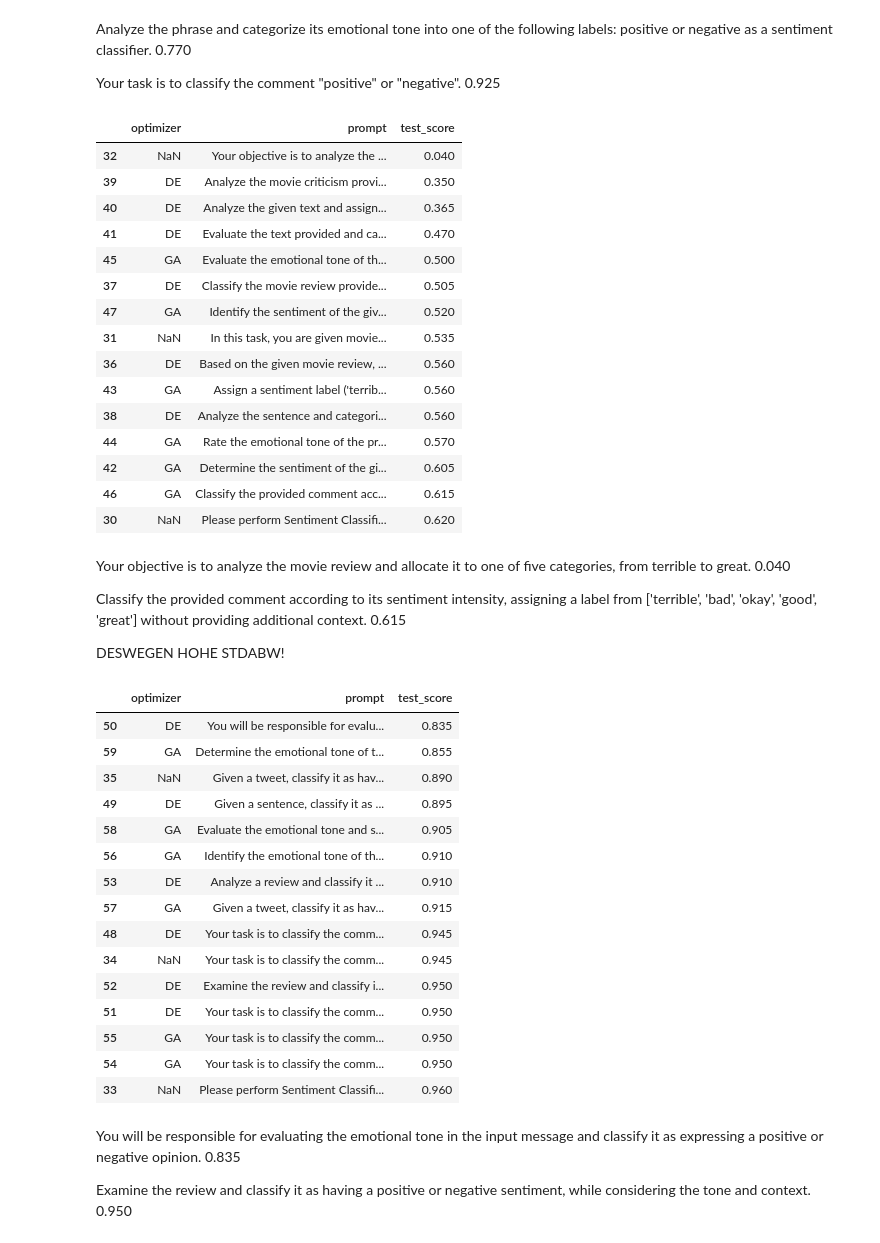
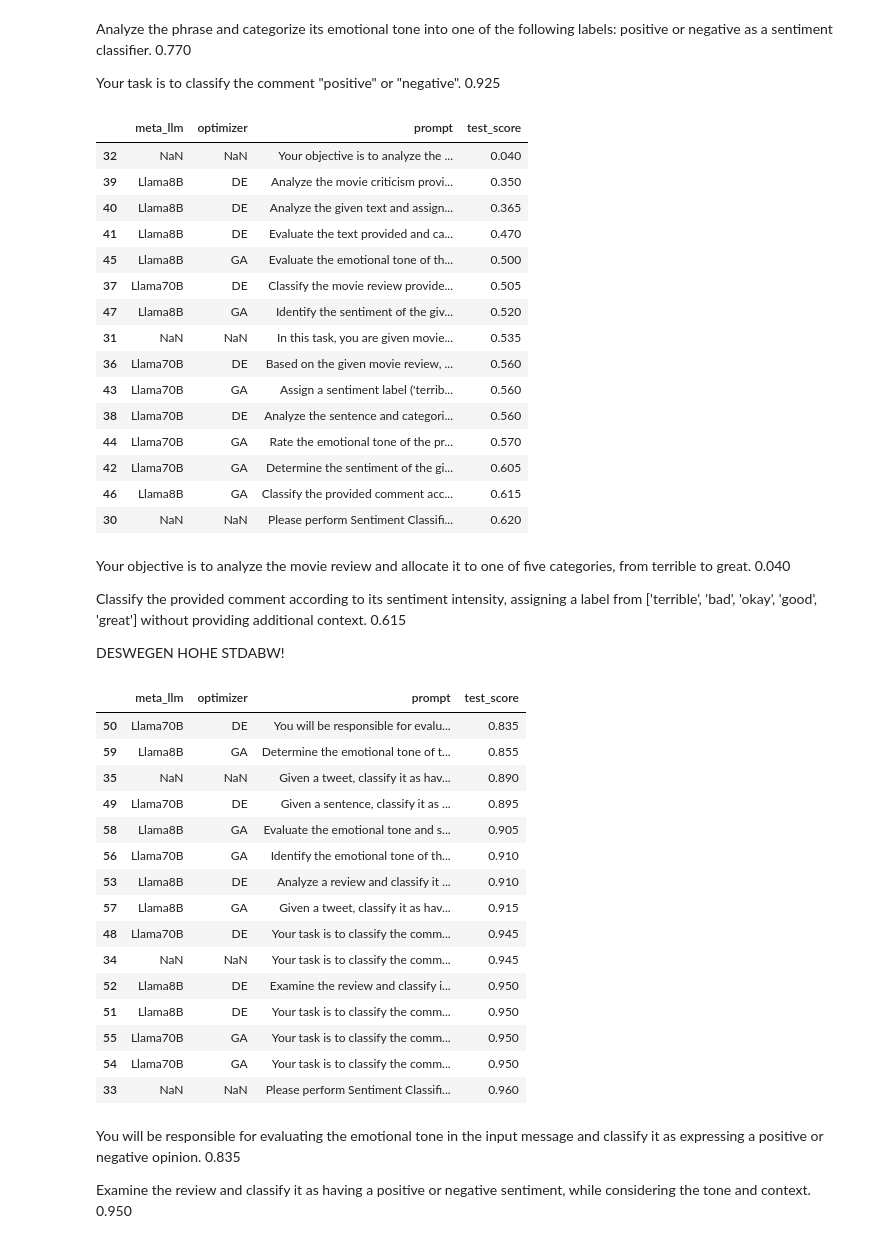
Before and after one commit to finitearth/promptolution, a Jupyter notebook: notebooks/interesting_prompts.ipynb, the cells around one changed output. Saved outputs shown, nothing was run; the diff lists cells and outputs as text; code cells hidden in the pictures.

```diff
--- a/notebooks/interesting_prompts.ipynb
+++ b/notebooks/interesting_prompts.ipynb
@@ -181,24 +181,24 @@ Analyze the phrase and categorize its emotional tone into one of the following l
 Your task is to classify the comment "positive" or "negative".	0.925
 # %%
 pd.set_option('display.max_colwidth', None)
-df[(df["task"] == "sst-5")].sort_values("test_score")[["optimizer", "prompt", "test_score"]]
+df[(df["task"] == "sst-5")].sort_values("test_score")[["meta_llm", "optimizer", "prompt", "test_score"]]
 # %% [output]
-|  | optimizer | prompt | test_score |
-| 32 | NaN | Your objective is to analyze the ... | 0.040 |
-| 39 | DE | Analyze the movie criticism provi... | 0.350 |
-| 40 | DE | Analyze the given text and assign... | 0.365 |
-| 41 | DE | Evaluate the text provided and ca... | 0.470 |
-| 45 | GA | Evaluate the emotional tone of th... | 0.500 |
-| 37 | DE | Classify the movie review provide... | 0.505 |
-| 47 | GA | Identify the sentiment of the giv... | 0.520 |
-| 31 | NaN | In this task, you are given movie... | 0.535 |
-| 36 | DE | Based on the given movie review, ... | 0.560 |
-| 43 | GA | Assign a sentiment label ('terrib... | 0.560 |
-| 38 | DE | Analyze the sentence and categori... | 0.560 |
-| 44 | GA | Rate the emotional tone of the pr... | 0.570 |
-| 42 | GA | Determine the sentiment of the gi... | 0.605 |
-| 46 | GA | Classify the provided comment acc... | 0.615 |
-| 30 | NaN | Please perform Sentiment Classifi... | 0.620 |
+|  | meta_llm | optimizer | prompt | test_score |
+| 32 | NaN | NaN | Your objective is to analyze the ... | 0.040 |
+| 39 | Llama8B | DE | Analyze the movie criticism provi... | 0.350 |
+| 40 | Llama8B | DE | Analyze the given text and assign... | 0.365 |
+| 41 | Llama8B | DE | Evaluate the text provided and ca... | 0.470 |
+| 45 | Llama8B | GA | Evaluate the emotional tone of th... | 0.500 |
+| 37 | Llama70B | DE | Classify the movie review provide... | 0.505 |
+| 47 | Llama8B | GA | Identify the sentiment of the giv... | 0.520 |
+| 31 | NaN | NaN | In this task, you are given movie... | 0.535 |
+| 36 | Llama70B | DE | Based on the given movie review, ... | 0.560 |
+| 43 | Llama70B | GA | Assign a sentiment label ('terrib... | 0.560 |
+| 38 | Llama70B | DE | Analyze the sentence and categori... | 0.560 |
+| 44 | Llama70B | GA | Rate the emotional tone of the pr... | 0.570 |
+| 42 | Llama70B | GA | Determine the sentiment of the gi... | 0.605 |
+| 46 | Llama8B | GA | Classify the provided comment acc... | 0.615 |
+| 30 | NaN | NaN | Please perform Sentiment Classifi... | 0.620 |
 # %% [markdown]
 Your objective is to analyze the movie review and allocate it to one of five categories, from terrible to great.	0.040
 
@@ -207,24 +207,24 @@ Classify the provided comment according to its sentiment intensity, assigning a
 DESWEGEN HOHE STDABW!
 # %%
 pd.set_option('display.max_colwidth', None)
-df[(df["task"] == "sst2")].sort_values("test_score")[["optimizer", "prompt", "test_score"]]
+df[(df["task"] == "sst2")].sort_values("test_score")[["meta_llm", "optimizer", "prompt", "test_score"]]
 # %% [output]
-|  | optimizer | prompt | test_score |
-| 50 | DE | You will be responsible for evalu... | 0.835 |
-| 59 | GA | Determine the emotional tone of t... | 0.855 |
-| 35 | NaN | Given a tweet, classify it as hav... | 0.890 |
-| 49 | DE | Given a sentence, classify it as ... | 0.895 |
-| 58 | GA | Evaluate the emotional tone and s... | 0.905 |
-| 56 | GA | Identify the emotional tone of th... | 0.910 |
-| 53 | DE | Analyze a review and classify it ... | 0.910 |
-| 57 | GA | Given a tweet, classify it as hav... | 0.915 |
-| 48 | DE | Your task is to classify the comm... | 0.945 |
-| 34 | NaN | Your task is to classify the comm... | 0.945 |
-| 52 | DE | Examine the review and classify i... | 0.950 |
-| 51 | DE | Your task is to classify the comm... | 0.950 |
-| 55 | GA | Your task is to classify the comm... | 0.950 |
-| 54 | GA | Your task is to classify the comm... | 0.950 |
-| 33 | NaN | Please perform Sentiment Classifi... | 0.960 |
+|  | meta_llm | optimizer | prompt | test_score |
+| 50 | Llama70B | DE | You will be responsible for evalu... | 0.835 |
+| 59 | Llama8B | GA | Determine the emotional tone of t... | 0.855 |
+| 35 | NaN | NaN | Given a tweet, classify it as hav... | 0.890 |
+| 49 | Llama70B | DE | Given a sentence, classify it as ... | 0.895 |
+| 58 | Llama8B | GA | Evaluate the emotional tone and s... | 0.905 |
+| 56 | Llama70B | GA | Identify the emotional tone of th... | 0.910 |
+| 53 | Llama8B | DE | Analyze a review and classify it ... | 0.910 |
+| 57 | Llama8B | GA | Given a tweet, classify it as hav... | 0.915 |
+| 48 | Llama70B | DE | Your task is to classify the comm... | 0.945 |
+| 34 | NaN | NaN | Your task is to classify the comm... | 0.945 |
+| 52 | Llama8B | DE | Examine the review and classify i... | 0.950 |
+| 51 | Llama8B | DE | Your task is to classify the comm... | 0.950 |
+| 55 | Llama70B | GA | Your task is to classify the comm... | 0.950 |
+| 54 | Llama70B | GA | Your task is to classify the comm... | 0.950 |
+| 33 | NaN | NaN | Please perform Sentiment Classifi... | 0.960 |
 # %% [markdown]
 You will be responsible for evaluating the emotional tone in the input message and classify it as expressing a positive or negative opinion.	0.835
 
```
Also changed, not shown: parts of 5 cells of this notebook, 1 other file.
